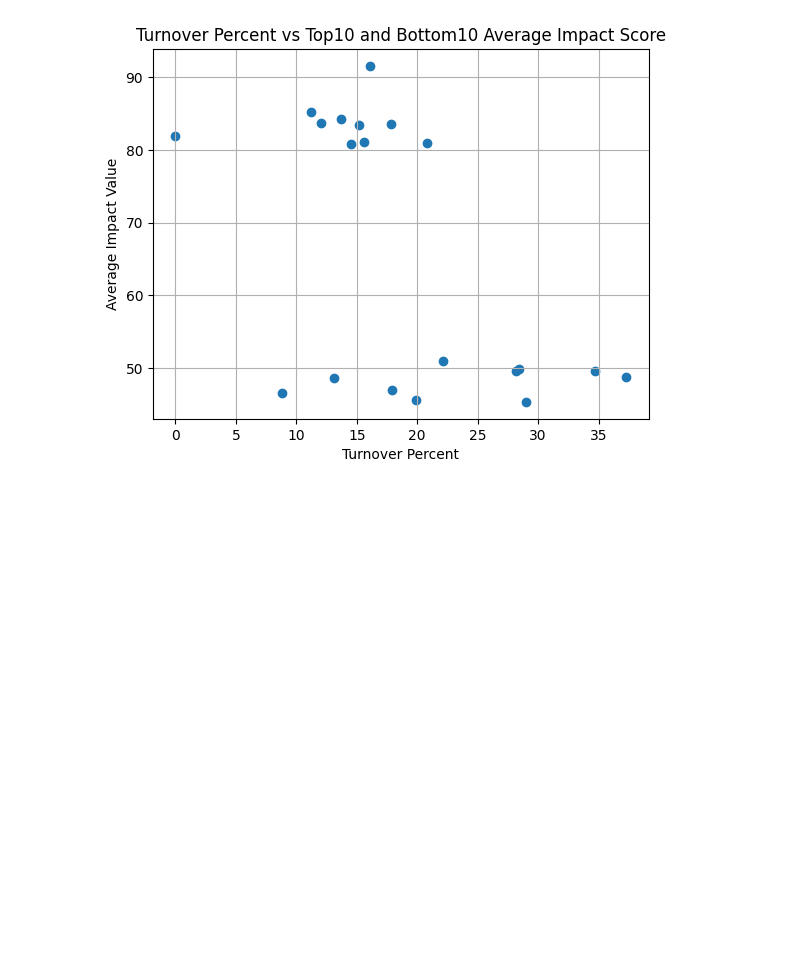
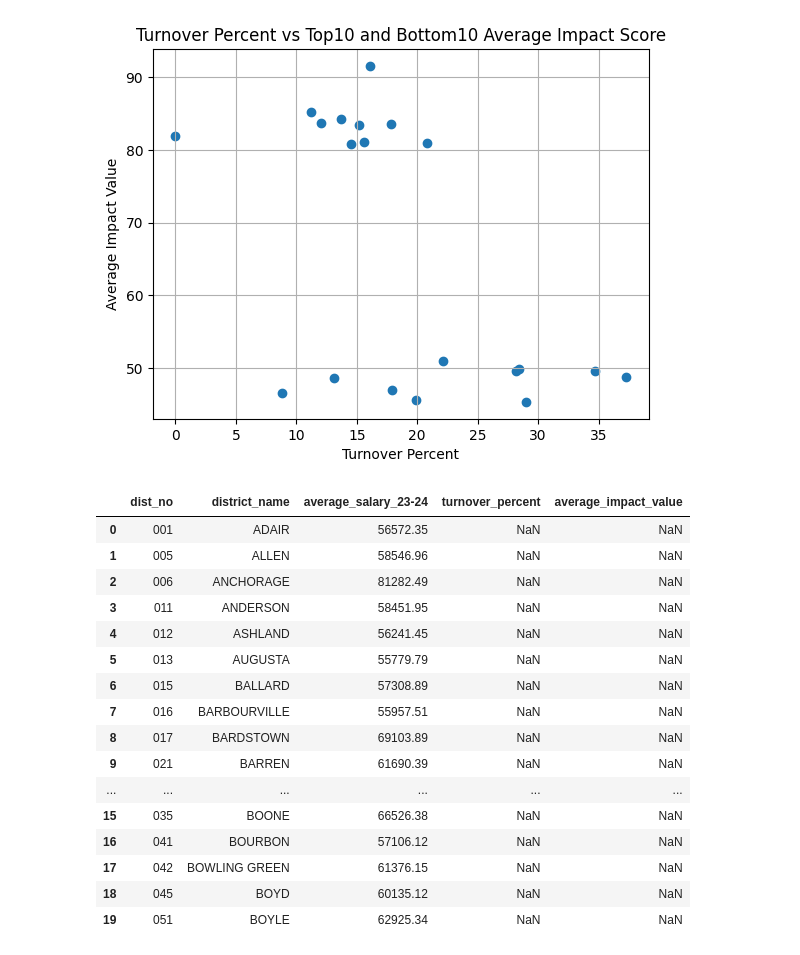
Before and after one commit to LucyHCollins/Teacher_Turnover, a Jupyter notebook: Teacher_Turnover.ipynb, the cells around one changed output. Drawn from its saved outputs; the diff is of its cells as text; code cells hidden in the pictures; blank space fills up the shorter version.

Commit message:
merged all tables

```diff
--- a/Teacher_Turnover.ipynb
+++ b/Teacher_Turnover.ipynb
@@ -576,3 +576,38 @@ plt.grid(True)
 plt.show()
 # %% [output]
 [figure]
+# %%
+query = """
+SELECT
+    s.dist_no,
+    s.district_name,
+    s."average_salary_23-24",
+    t.turnover_percent,
+    sat.average_impact_value
+FROM salary s
+LEFT JOIN turnover t
+    ON CAST(s.dist_no AS TEXT) = CAST(t.district_number AS TEXT)
+    AND LOWER(t.school_name) = 'all schools'
+LEFT JOIN average_satisfaction sat
+    ON CAST(s.dist_no AS TEXT) = CAST(sat.district_number AS TEXT)
+"""
+result_all= pd.read_sql_query(query, conn)
+result_all.head(20)
+# %% [output]
+|  | dist_no | district_name | average_salary_23-24 | turnover_percent | average_impact_value |
+| 0 | 001 | ADAIR | 56572.35 | NaN | NaN |
+| 1 | 005 | ALLEN | 58546.96 | NaN | NaN |
+| 2 | 006 | ANCHORAGE | 81282.49 | NaN | NaN |
+| 3 | 011 | ANDERSON | 58451.95 | NaN | NaN |
+| 4 | 012 | ASHLAND | 56241.45 | NaN | NaN |
+| 5 | 013 | AUGUSTA | 55779.79 | NaN | NaN |
+| 6 | 015 | BALLARD | 57308.89 | NaN | NaN |
+| 7 | 016 | BARBOURVILLE | 55957.51 | NaN | NaN |
+| 8 | 017 | BARDSTOWN | 69103.89 | NaN | NaN |
+| 9 | 021 | BARREN | 61690.39 | NaN | NaN |
+| ... | ... | ... | ... | ... | ... |
+| 15 | 035 | BOONE | 66526.38 | NaN | NaN |
+| 16 | 041 | BOURBON | 57106.12 | NaN | NaN |
+| 17 | 042 | BOWLING GREEN | 61376.15 | NaN | NaN |
+| 18 | 045 | BOYD | 60135.12 | NaN | NaN |
+| 19 | 051 | BOYLE | 62925.34 | NaN | NaN |
```
Also changed, not shown: 1 other file.
